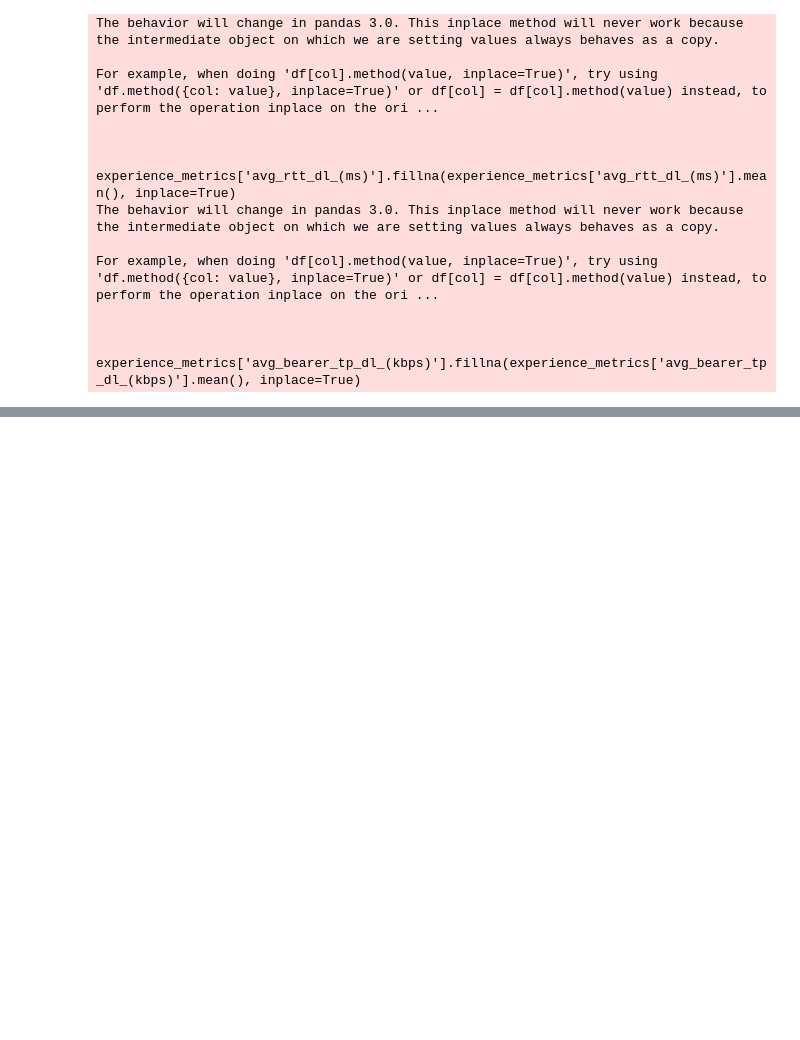
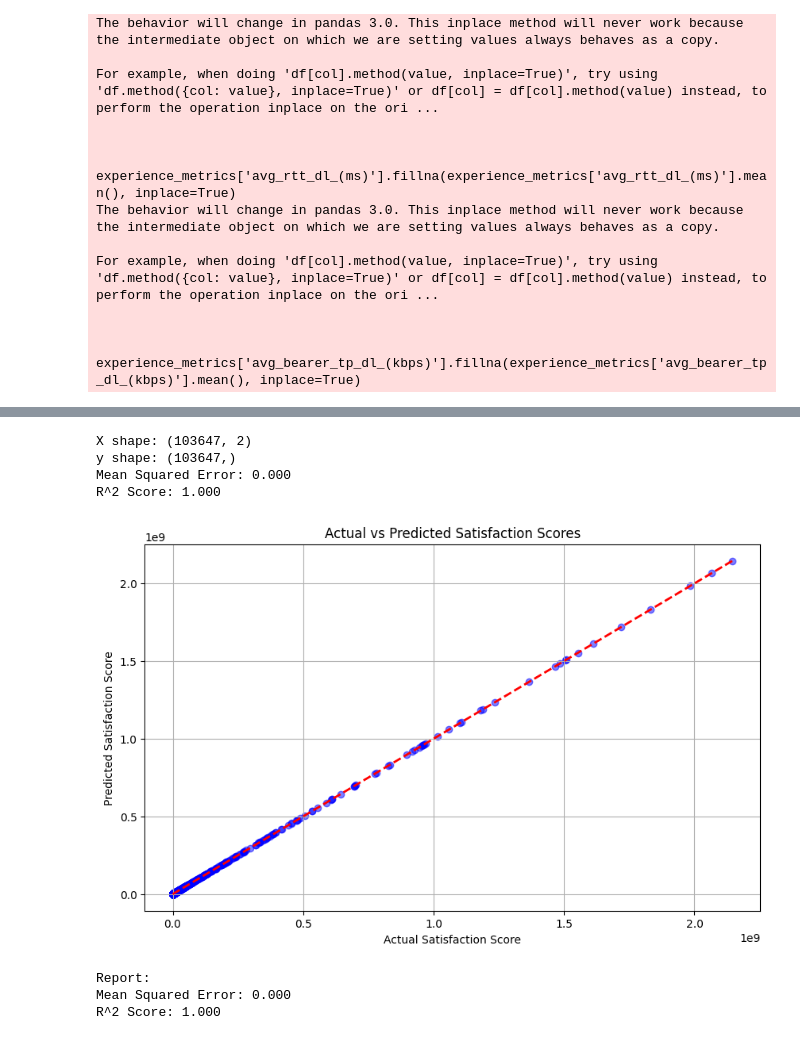
Before and after one commit to malzbanker/AIM-WEEK-2, a Jupyter notebook: notebooks/eda.ipynb, the cells around one changed output, grey strips where cells are left out. Saved outputs shown, nothing was run; the diff lists cells and outputs as text; code cells hidden in the pictures; blank space fills up the shorter version.

Commit message:
final analysis for customer satisfaction

```diff
--- a/notebooks/eda.ipynb
+++ b/notebooks/eda.ipynb
@@ -631,6 +644,8 @@ engagement_cluster_centers = kmeans.cluster_centers_
 experience_kmeans = KMeans(n_clusters=3)
 experience_metrics['Experience_Cluster'] = experience_kmeans.fit_predict(experience_normalized)
 
+
+
 def calculate_engagement_score(row):
     return np.linalg.norm(row[['sessions_frequency', 'session_duration', 'session_total_traffic']] - engagement_cluster_centers[1])  # Assuming cluster 1 is less engaged
 
@@ -640,6 +655,6 @@ engagement_df['engagement_score'] = engagement_df.apply(calculate_engagement_sco
 experience_cluster_centers = experience_kmeans.cluster_centers_
 
 def calculate_experience_score(row):
-    return np.linalg.norm(row[['tcp_dl_retrans._vol_(bytes', 'avg_rtt_dl_(ms)', 'avg_bearer_tp_dl_(kbps)']] - experience_cluster_centers[1])  # Assuming cluster 1 is worst experience
+    return np.linalg.norm(row[['tcp_dl_retrans._vol_(bytes)', 'avg_rtt_dl_(ms)', 'avg_bearer_tp_dl_(kbps)']] - experience_cluster_centers[1])  # Assuming cluster 1 is worst experience
 
 experience_metrics['experience_score'] = experience_metrics.apply(calculate_experience_score, axis=1)
@@ -647,0 +661,7 @@ KeyError: "['tcp_dl_retrans._vol_(bytes'] not in index"
+# %%
+#Satisfaction Score Calculation
+
+experience_metrics['satisfaction_score'] = (engagement_df['engagement_score'] + experience_metrics['experience_score']) / 2
+
+# Top 10 satisfied customers
+top_satisfied = experience_metrics.nlargest(10, 'satisfaction_score')
@@ -647,0 +711,61 @@ KeyError: "['tcp_dl_retrans._vol_(bytes'] not in index"
+# %%
+# Combining the features into a DataFrame
+X = pd.DataFrame({
+    'engagement_score': engagement_df['engagement_score'],
+    'experience_score': experience_metrics['experience_score']
+})
+
+# Target variable
+y = experience_metrics['satisfaction_score']
+
+# Ensure all are of the same length
+print(f"X shape: {X.shape}")  # Check the shape of X
+print(f"y shape: {y.shape}")  # Check the shape of y
+
+# Split the data into training and testing sets
+X_train, X_test, y_train, y_test = train_test_split(X, y, test_size=0.2, random_state=42)
+
+# Create and fit the linear regression model
+model = LinearRegression()
+model.fit(X_train, y_train)
+
+# Make predictions
+y_pred = model.predict(X_test)
+
+# Evaluate the model
+mse = mean_squared_error(y_test, y_pred)
+r2 = r2_score(y_test, y_pred)
+
+# Print the performance metrics
+print(f"Mean Squared Error: {mse:.3f}")
+print(f"R^2 Score: {r2:.3f}")
+
+# Plotting the results
+plt.figure(figsize=(10, 6))
+
+# Scatter plot of actual vs predicted values
+plt.scatter(y_test, y_pred, color='blue', alpha=0.5)
+plt.plot([y.min(), y.max()], [y.min(), y.max()], 'r--', lw=2)  # Reference line
+plt.title('Actual vs Predicted Satisfaction Scores')
+plt.xlabel('Actual Satisfaction Score')
+plt.ylabel('Predicted Satisfaction Score')
+plt.grid()
+plt.show()
+
+# Reporting results
+report = {
+    "Mean Squared Error": mse,
+    "R^2 Score": r2,
+}
+print("\nReport:")
+for key, value in report.items():
+    print(f"{key}: {value:.3f}")
+# %% [output]
+X shape: (103647, 2)
+y shape: (103647,)
+Mean Squared Error: 0.000
+R^2 Score: 1.000
+[figure, added]
+Report:
+Mean Squared Error: 0.000
+R^2 Score: 1.000
```
Also changed, not shown: parts of 9 cells of this notebook.
